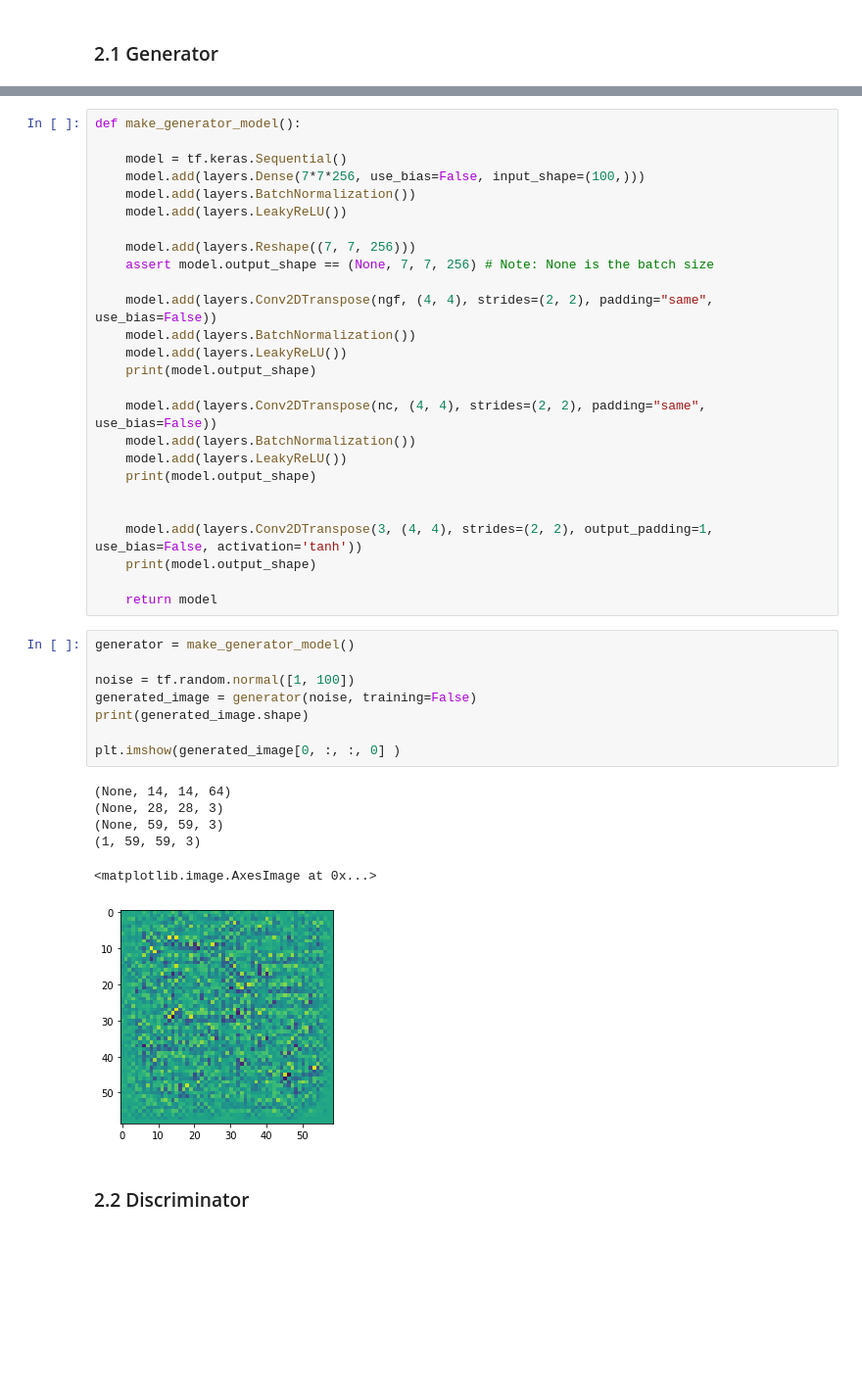
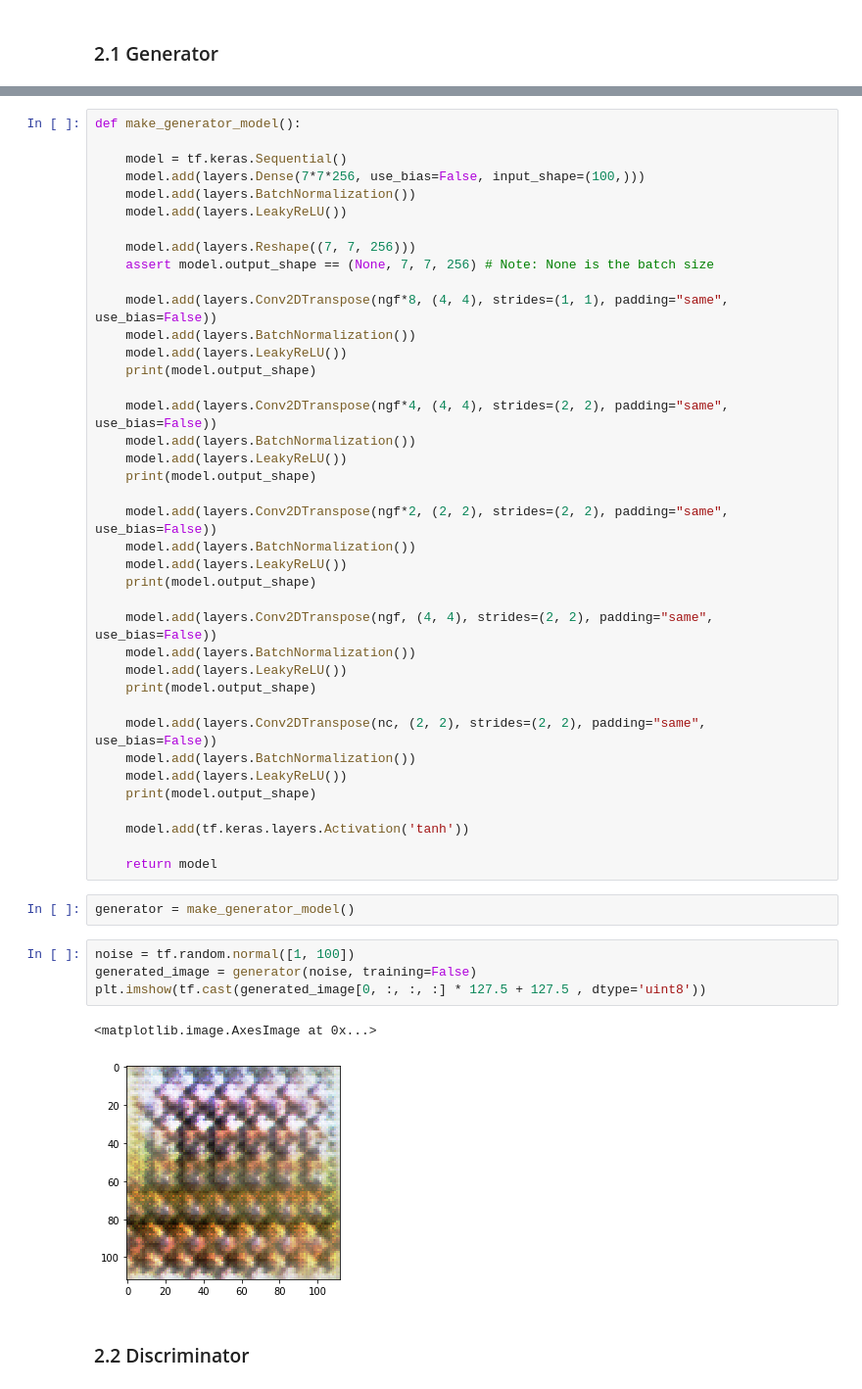
Before and after one commit to HarieshJay/DCGAN-Mountain-Scene-Generation, a Jupyter notebook: creating_art_with_DCGAN.ipynb, the cells around one changed output, grey strips where cells are left out. Shown at 98% size. Saved outputs shown, nothing was run; the diff lists cells and outputs as text; blank space fills up the shorter version.

Commit message:
Increased image size produced by generator to 112. Trained for 1000 epochs (2 hours).

```diff
--- a/creating_art_with_DCGAN.ipynb
+++ b/creating_art_with_DCGAN.ipynb
@@ -66,36 +64,43 @@ def make_generator_model():
     model.add(layers.Reshape((7, 7, 256)))
     assert model.output_shape == (None, 7, 7, 256) # Note: None is the batch size
 
+    model.add(layers.Conv2DTranspose(ngf*8, (4, 4), strides=(1, 1), padding="same", use_bias=False))
+    model.add(layers.BatchNormalization())
+    model.add(layers.LeakyReLU())
+    print(model.output_shape)
+
+    model.add(layers.Conv2DTranspose(ngf*4, (4, 4), strides=(2, 2), padding="same", use_bias=False))
+    model.add(layers.BatchNormalization())
+    model.add(layers.LeakyReLU())
+    print(model.output_shape)
+
+    model.add(layers.Conv2DTranspose(ngf*2, (2, 2), strides=(2, 2), padding="same", use_bias=False))
+    model.add(layers.BatchNormalization())
+    model.add(layers.LeakyReLU())
+    print(model.output_shape)
+
     model.add(layers.Conv2DTranspose(ngf, (4, 4), strides=(2, 2), padding="same", use_bias=False))
     model.add(layers.BatchNormalization())
     model.add(layers.LeakyReLU())
     print(model.output_shape)
 
-    model.add(layers.Conv2DTranspose(nc, (4, 4), strides=(2, 2), padding="same", use_bias=False))
+    model.add(layers.Conv2DTranspose(nc, (2, 2), strides=(2, 2), padding="same", use_bias=False))
     model.add(layers.BatchNormalization())
     model.add(layers.LeakyReLU())
     print(model.output_shape)
 
-
-    model.add(layers.Conv2DTranspose(3, (4, 4), strides=(2, 2), output_padding=1, use_bias=False, activation='tanh'))
-    print(model.output_shape)
+    model.add(tf.keras.layers.Activation('tanh'))
 
     return model
+# %%
+generator = make_generator_model()
 # %%
-generator = make_generator_model()
-
 noise = tf.random.normal([1, 100])
 generated_image = generator(noise, training=False)
-print(generated_image.shape)
-
-plt.imshow(generated_image[0, :, :, 0] )
+plt.imshow(tf.cast(generated_image[0, :, :, :] * 127.5 + 127.5 , dtype='uint8'))
 # %% [output]
-(None, 14, 14, 64)
-(None, 28, 28, 3)
-(None, 59, 59, 3)
-(1, 59, 59, 3)
+<matplotlib.image.AxesImage at 0x...>
-<matplotlib.image.AxesImage at 0x...>
-[figure, old version]
+[figure, new version]
 # %% [markdown]
 ### 2.2 Discriminator
 # %%
```
Also changed, not shown: parts of 16 cells of this notebook, 1 other file.
